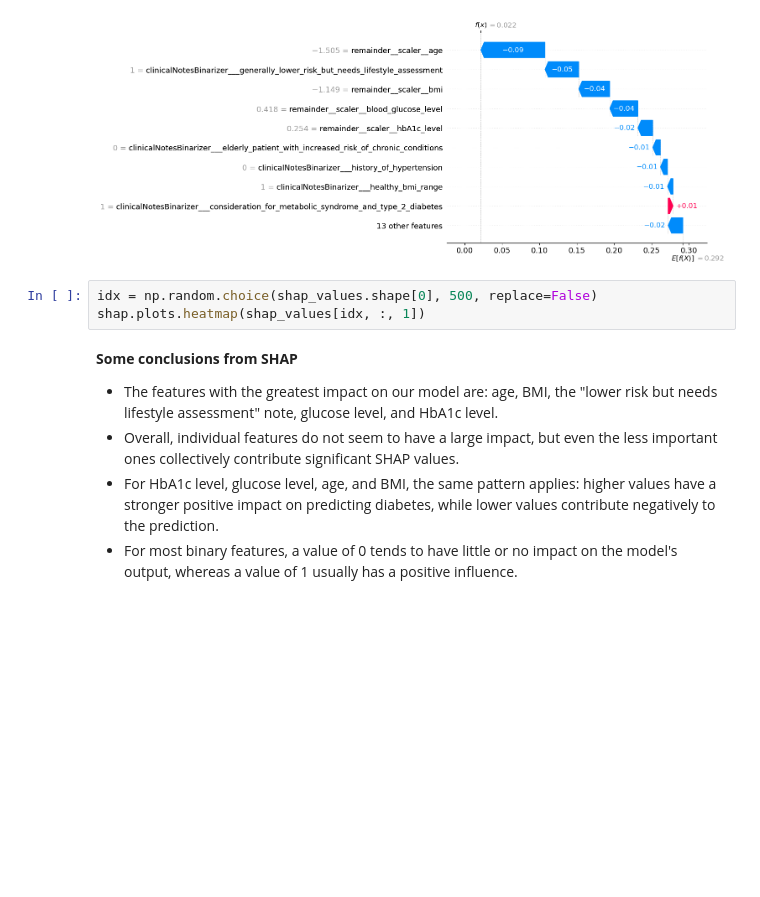
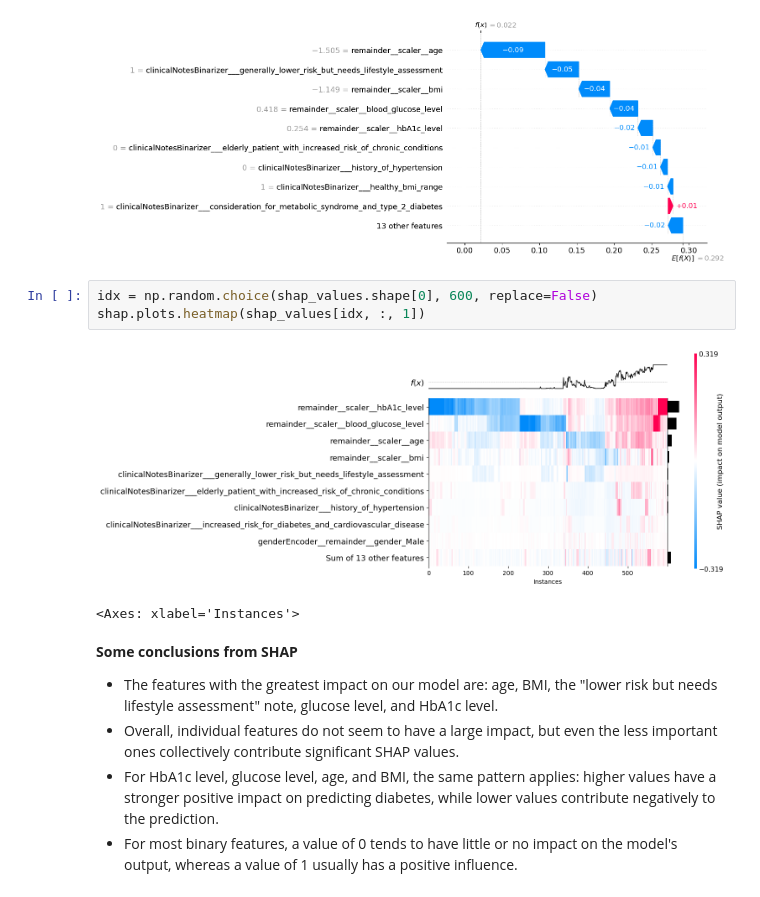
Before and after one commit to kasia-sko/ML, a Jupyter notebook: projekt_1/budowa_krok_3_1.ipynb, the cells around one changed output. Cells and saved outputs as stored; diff of their text form; blank space fills up the shorter version.

Commit message:
heatmap

```diff
--- a/projekt_1/budowa_krok_3_1.ipynb
+++ b/projekt_1/budowa_krok_3_1.ipynb
@@ -1137,8 +1137,11 @@ shap.plots.waterfall(shap_values[0, :, 1])
 [figure]
 [figure]
 # %%
-idx = np.random.choice(shap_values.shape[0], 500, replace=False)
+idx = np.random.choice(shap_values.shape[0], 600, replace=False)
 shap.plots.heatmap(shap_values[idx, :, 1])
+# %% [output]
+[figure, added]
+<Axes: xlabel='Instances'>
 # %% [markdown]
 **Some conclusions from SHAP**
 
```
